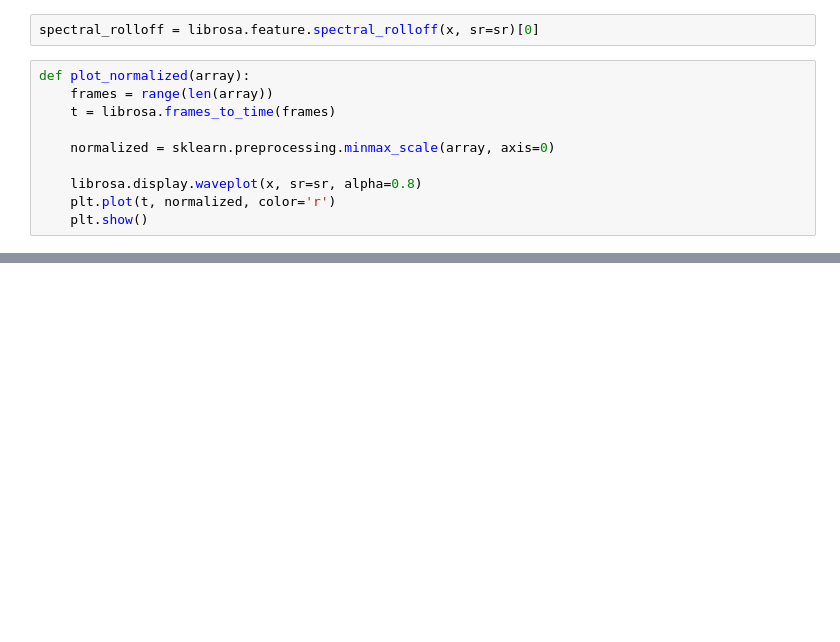
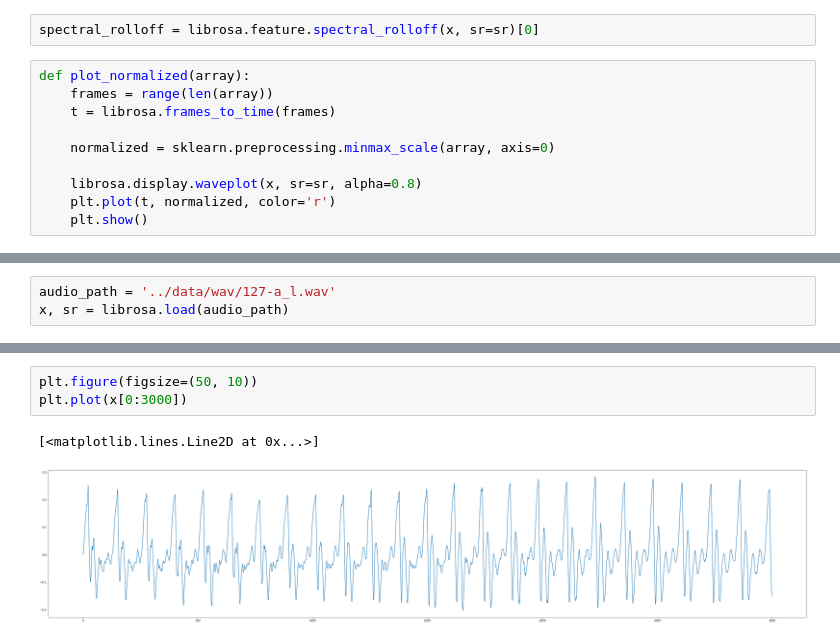
Before and after one commit to GabrielaSmolen/voice-anomaly-detector, a Jupyter notebook: notebooks/audio_visualizations.ipynb, the cells around one changed output, grey strips where cells are left out. Drawn from its saved outputs; the diff is of its cells as text; blank space fills up the shorter version.

```diff
--- a/notebooks/audio_visualizations.ipynb
+++ b/notebooks/audio_visualizations.ipynb
@@ -61,0 +69,3 @@ librosa.display.specshow(mfccs, sr=sr, x_axis='time')
+# %%
+audio_path = '../data/wav/127-a_l.wav'
+x, sr = librosa.load(audio_path)
@@ -61,0 +76,6 @@ librosa.display.specshow(mfccs, sr=sr, x_axis='time')
+# %%
+plt.figure(figsize=(50, 10))
+plt.plot(x[0:3000])
+# %% [output]
+[<matplotlib.lines.Line2D at 0x...>]
+[figure, added]
```
Also changed, not shown: parts of 17 cells of this notebook.
